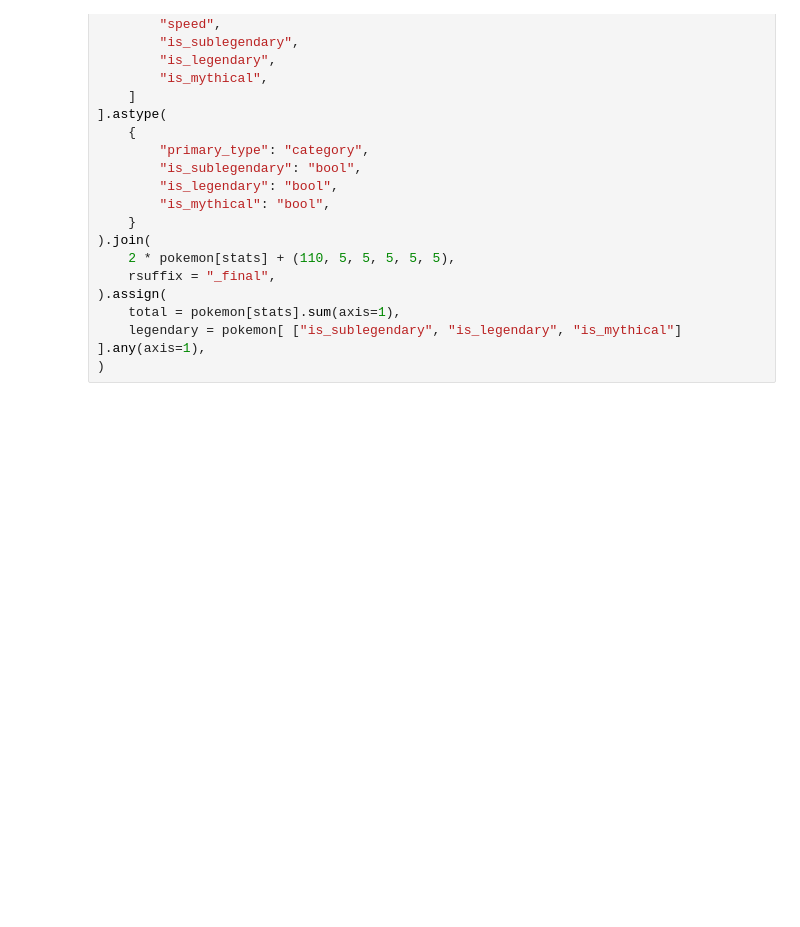
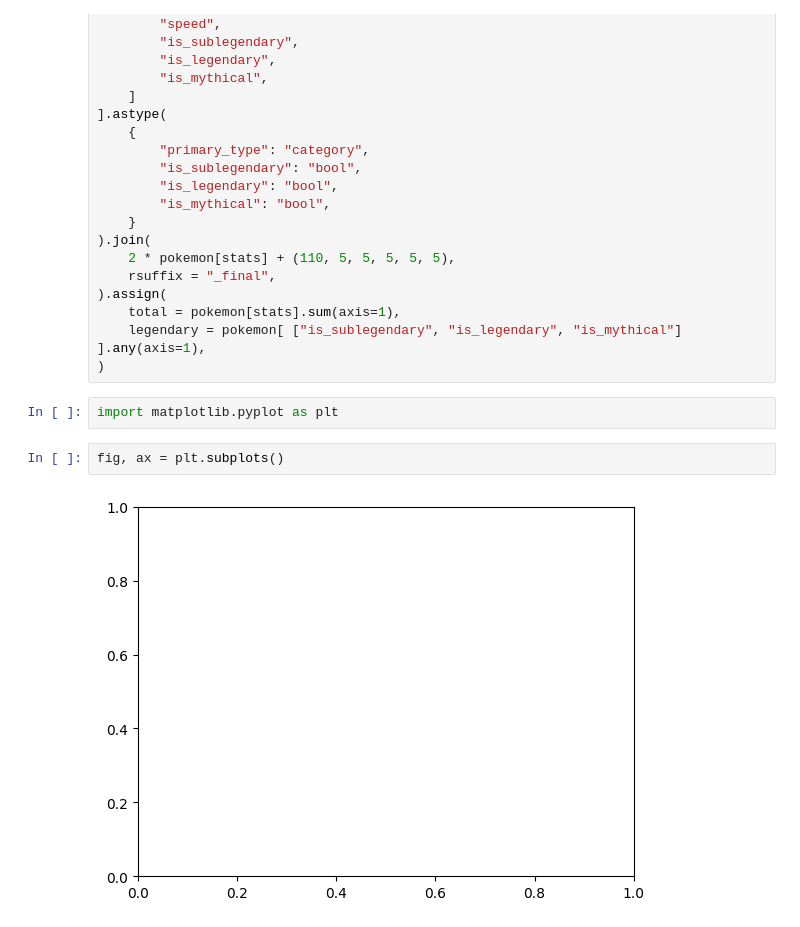
Before and after one commit to NicoleSchwartz/20241505-tutorial-pandas-matplotlib, a Jupyter notebook: tutorial.ipynb, the cells around one changed output. Drawn from its saved outputs; the diff is of its cells as text; blank space fills up the shorter version.

```diff
--- a/tutorial.ipynb
+++ b/tutorial.ipynb
@@ -618,3 +618,9 @@ pokemon = pokemon[
     total = pokemon[stats].sum(axis=1),
     legendary = pokemon[ ["is_sublegendary", "is_legendary", "is_mythical"] ].any(axis=1),
 )
+# %%
+import matplotlib.pyplot as plt
+# %%
+fig, ax = plt.subplots()
+# %% [output]
+[figure, added]
```
